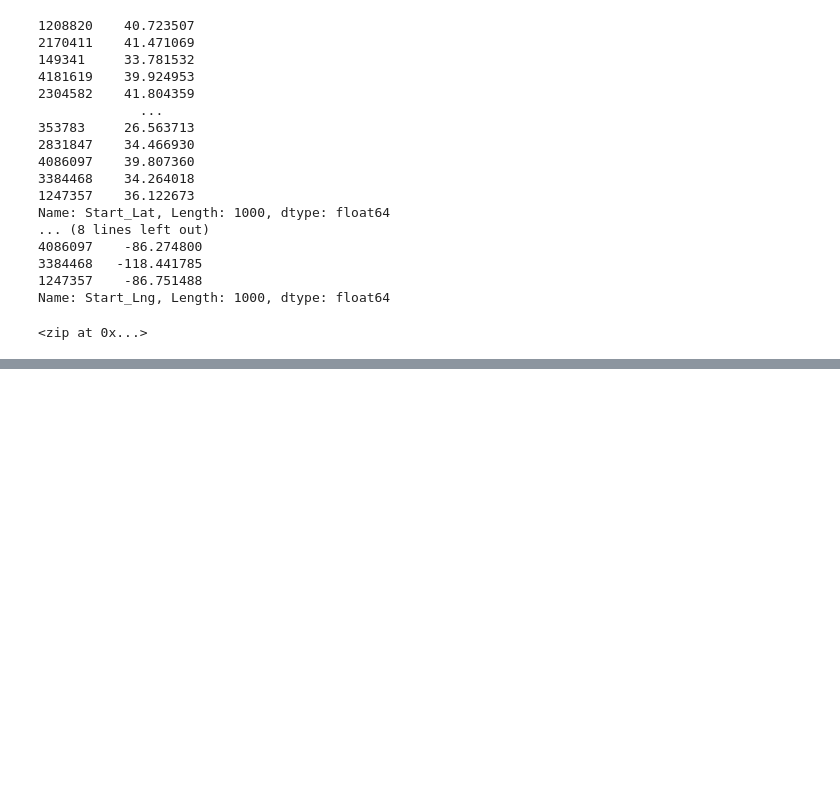
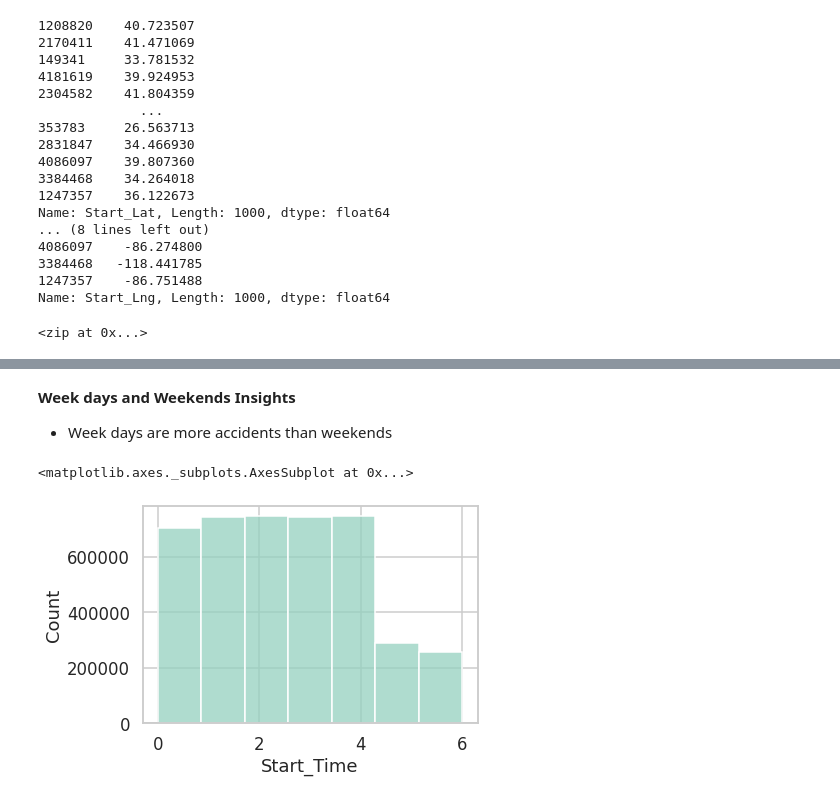
Before and after one commit to maegop/Exploratory-Data-Analysis-for-US-Accidents, a Jupyter notebook: EDA_US_Accidents.ipynb, the cells around one changed output, grey strips where cells are left out. Drawn from its saved outputs; the diff is of its cells as text; code cells hidden in the pictures; blank space fills up the shorter version.

```diff
--- a/EDA_US_Accidents.ipynb
+++ b/EDA_US_Accidents.ipynb
@@ -369,0 +414,8 @@ map
+# %% [markdown]
+**Week days and Weekends Insights**
+* Week days are more accidents than weekends
+# %%
+sns.histplot(data=df.Start_Time.dt.dayofweek, bins=7, kde=False)
+# %% [output]
+<matplotlib.axes._subplots.AxesSubplot at 0x...>
+[figure, added]
```
Also changed, not shown: parts of 21 cells of this notebook.
